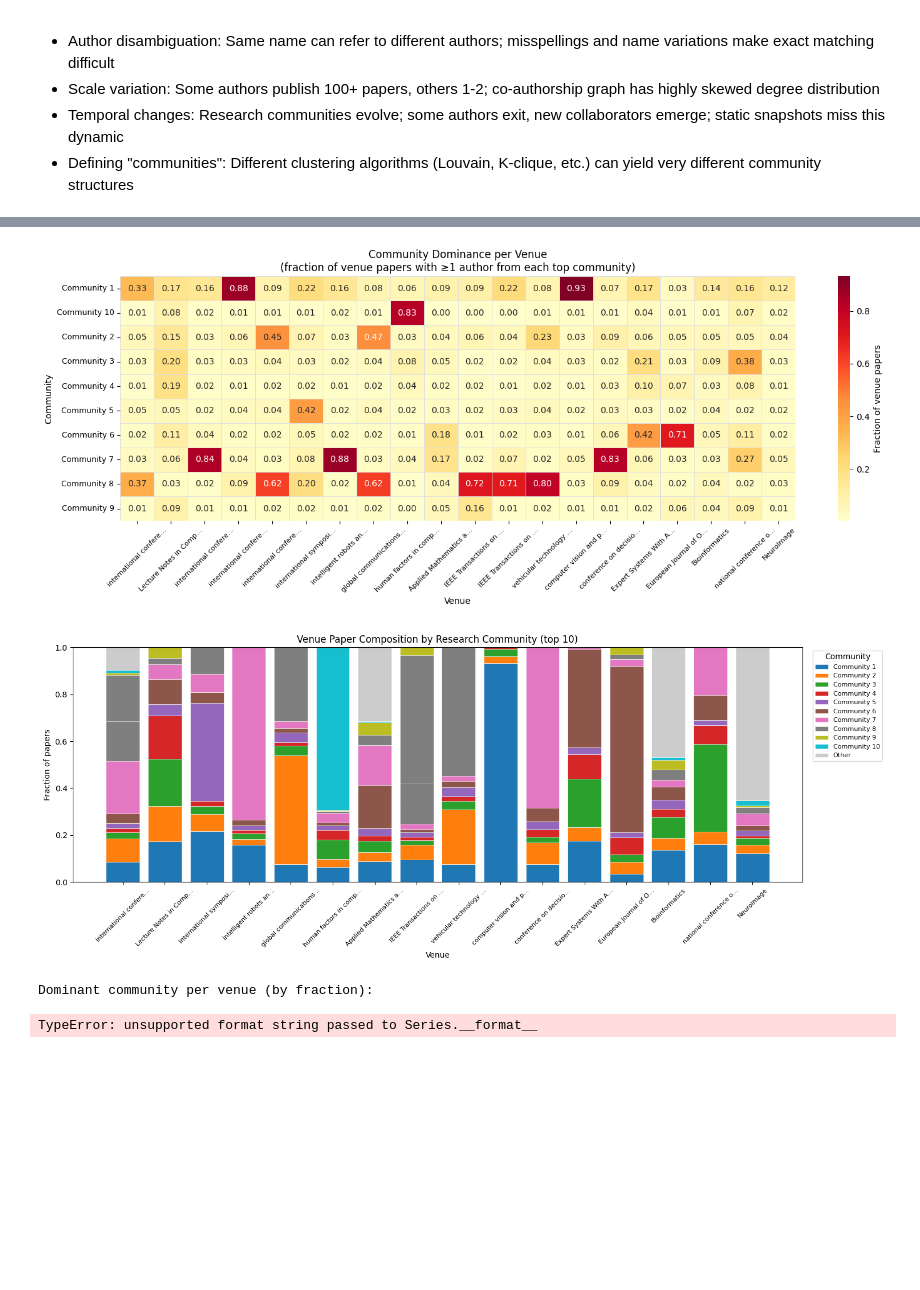
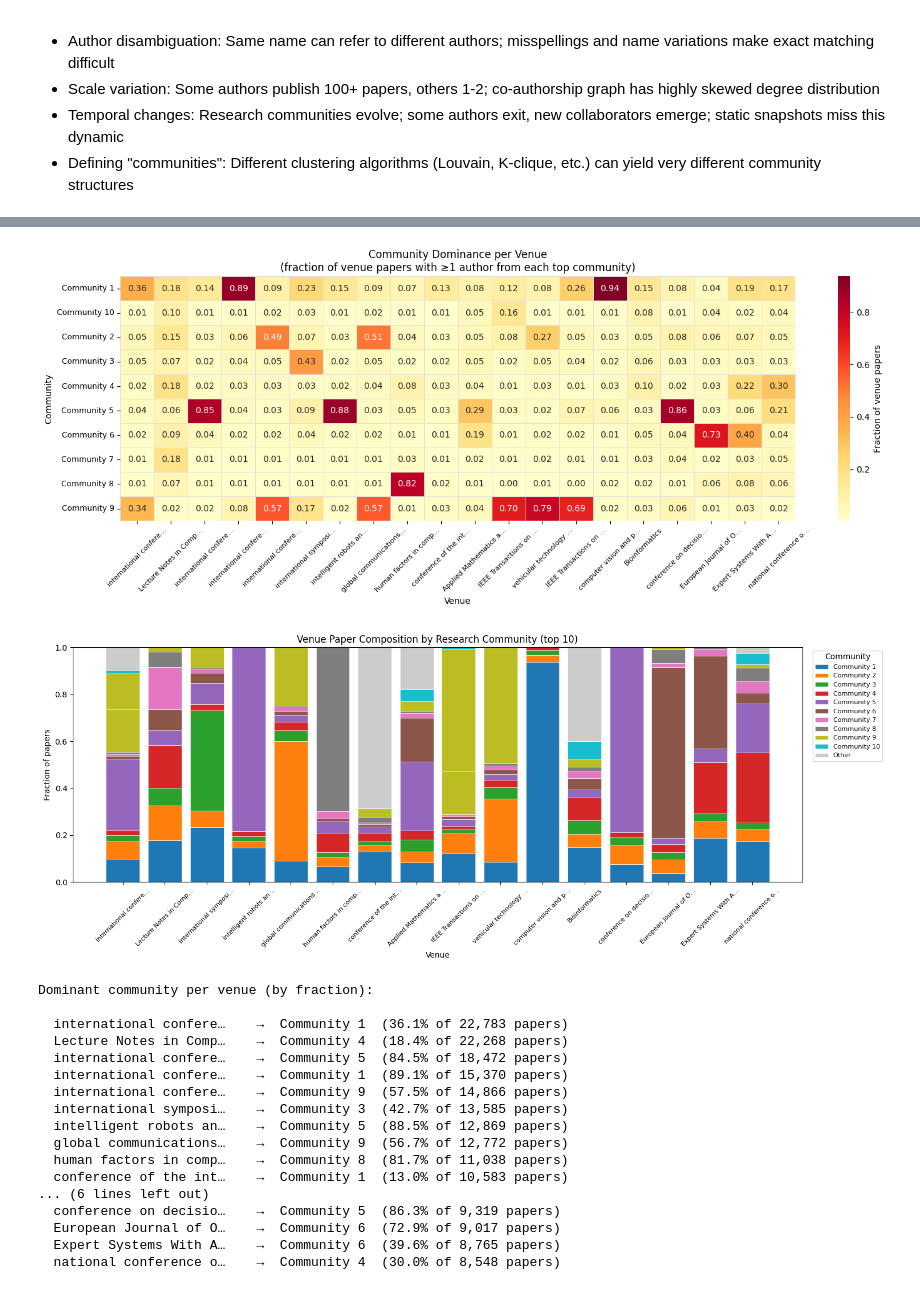
Before and after one commit to alesss-b/Data-Science-I-Group-Project, a Jupyter notebook: co-authorship_network_and_research_community_detection.ipynb, the cells around one changed output, grey strips where cells are left out. Drawn from its saved outputs; the diff is of its cells as text; code cells hidden in the pictures; blank space fills up the shorter version.

Commit message:
Finalized my part and ran with full, cleaned dataste

```diff
--- a/co-authorship_network_and_research_community_detection.ipynb
+++ b/co-authorship_network_and_research_community_detection.ipynb
@@ -44,11 +70,4 @@ def read_json_lines(file_path):
 # %%
 """Load Data"""
-frames = []
-for file_index in range(4):
-    file_name = f'{ DATA_PATH }dblp-ref-{ file_index }.json'
-    print(f"Loading file { file_name } ({ file_index + 1 }/4)...")
-    frames.append(pd.DataFrame(read_json_lines(file_name)))
-
-print("Concatenating Data Frames...")
-papers = pd.concat(frames)
-papers
+# papers = load_data_from_file(DATA_PATH)
+papers = pd.read_pickle('cleaned_dataset.pkl')
@@ -368,16 +430,12 @@ Showing top 10 communities by member count:
 # %%
 """Task 3: Analyze collaboration patterns — do certain author groups dominate certain venues?"""
-import seaborn as sns
-
-TOP_VENUES_T3 = 20  # how many venues to include
-
-# --- Map each author (in the top communities) to a readable label ---
+# Map each author (in the top communities) to a readable label
 author_to_comm_label = {}
 for rank, cid in enumerate(top_comm_ids, 1):
     for a in communities[cid]:
         author_to_comm_label[a] = f"Community {rank}"
 
-# --- Work with papers that have a valid venue and at least one author ---
+# Work with papers that have a valid venue and at least one author
 valid = (
     sample_set['venue'].notna()
     & (sample_set['venue'].astype(str).str.strip() != '')
@@ -416,7 +474,7 @@ short_venues = [_shorten(v) for v in top_venue_list]
 norm_matrix.columns = short_venues
 count_matrix.columns = short_venues
 
-# ── Plot 1: Heatmap — fraction of each venue's papers authored by each community ──
+#  Plot 1: Heatmap — fraction of each venue's papers authored by each community
 fig, ax = plt.subplots(figsize=(15, 6))
 sns.heatmap(
     norm_matrix,
@@ -441,48 +499,64 @@ plt.tight_layout()
 plt.show()
 
 
-# ── Plot 2: Stacked bar — per-venue paper share broken down by community ──
+#  Plot 2: Stacked bar — per-venue paper share broken down by community
 community_labels = [f"Community {r}" for r in range(1, TOP_COMMUNITIES + 1)]
 
-bar_cmap = plt.cm.get_cmap("tab10", TOP_COMMUNITIES)
+bar_cmap = plt.get_cmap("tab10", TOP_COMMUNITIES)
 colors = {f"Community {r}": bar_cmap(r - 1) for r in range(1, TOP_COMMUNITIES + 1)}
-colors["Other"] = "#cccccc"
+colors["Other"] = "#cccccc" # type: ignore
 
 # "Other" absorbs the remainder so bars sum to 1
 other_row = (1.0 - norm_matrix.sum(axis=0)).clip(lower=0)
 plot_df = norm_matrix.reindex(community_labels, fill_value=0)
 plot_df.loc["Other"] = other_row
 
 fig, ax = plt.subplots(figsize=(15, 6))
 bottom = np.zeros(len(short_venues))
 for label in community_labels + ["Other"]:
     vals = plot_df.loc[label].values.astype(float)
     ax.bar(short_venues, vals, bottom=bottom,
            color=colors[label], label=label, edgecolor="white", linewidth=0.4)
     bottom += vals
 
 ax.set_title(
     f"Venue Paper Composition by Research Community (top {TOP_COMMUNITIES})",
     fontsize=12,
 )
 ax.set_xlabel("Venue", fontsize=10)
 ax.set_ylabel("Fraction of papers", fontsize=10)
 ax.set_ylim(0, 1)
 ax.tick_params(axis="x", labelrotation=45, labelsize=8)
 ax.legend(loc="upper left", bbox_to_anchor=(1.01, 1), fontsize=8, title="Community")
 plt.tight_layout()
 plt.show()
 
 
-# ── Summary: dominant community per venue ──
+#  Summary: dominant community per venue
 print("Dominant community per venue (by fraction):\n")
-for short, full in zip(short_venues, top_venue_list):
-    dominant = norm_matrix[short].idxmax()
-    frac = norm_matrix[short].max()
+for col_idx, (short, full) in enumerate(zip(short_venues, top_venue_list)):
+    col_data = norm_matrix.iloc[:, col_idx]
+    dominant = col_data.idxmax()
+    frac = float(col_data.max())
     total = int(venue_totals[full])
     print(f"  {short:<24}  →  {dominant}  ({frac:.1%} of {total:,} papers)")
 # %% [output]
-[figure, old version]
+[figure, new version]
-[figure, old version]
+[figure, new version]
 Dominant community per venue (by fraction):
+
+  international confere…    →  Community 1  (36.1% of 22,783 papers)
+  Lecture Notes in Comp…    →  Community 4  (18.4% of 22,268 papers)
+  international confere…    →  Community 5  (84.5% of 18,472 papers)
+  international confere…    →  Community 1  (89.1% of 15,370 papers)
+  international confere…    →  Community 9  (57.5% of 14,866 papers)
+  international symposi…    →  Community 3  (42.7% of 13,585 papers)
+  intelligent robots an…    →  Community 5  (88.5% of 12,869 papers)
+  global communications…    →  Community 9  (56.7% of 12,772 papers)
+  human factors in comp…    →  Community 8  (81.7% of 11,038 papers)
+  conference of the int…    →  Community 1  (13.0% of 10,583 papers)
+... (6 lines left out)
+  conference on decisio…    →  Community 5  (86.3% of 9,319 papers)
+  European Journal of O…    →  Community 6  (72.9% of 9,017 papers)
+  Expert Systems With A…    →  Community 6  (39.6% of 8,765 papers)
+  national conference o…    →  Community 4  (30.0% of 8,548 papers)
-TypeError: unsupported format string passed to Series.__format__
```
Also changed, not shown: parts of 10 cells of this notebook, 5 other files.
